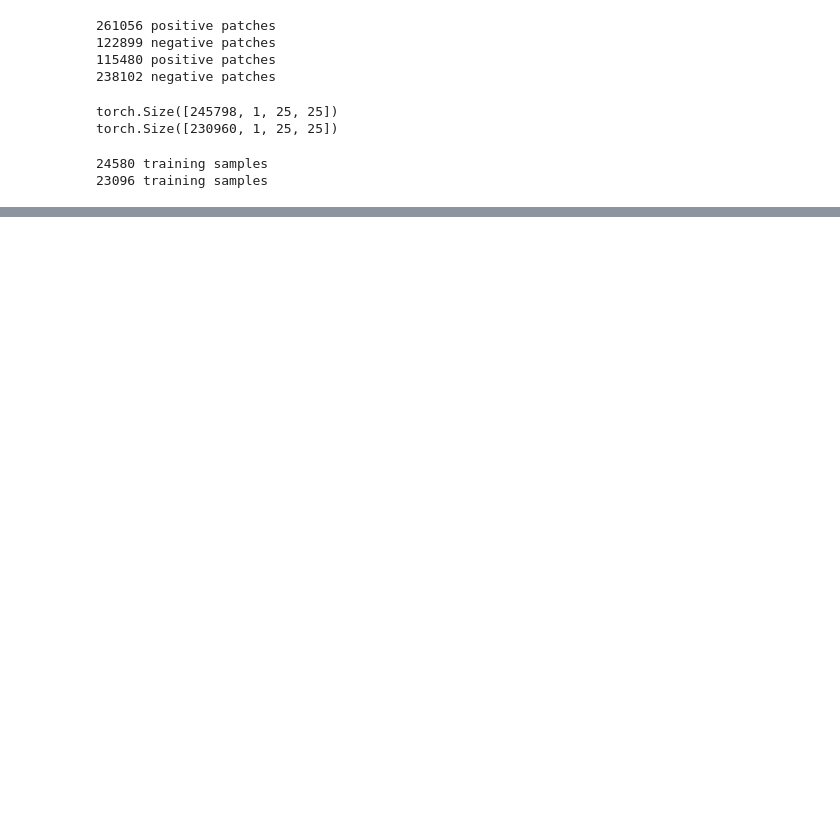
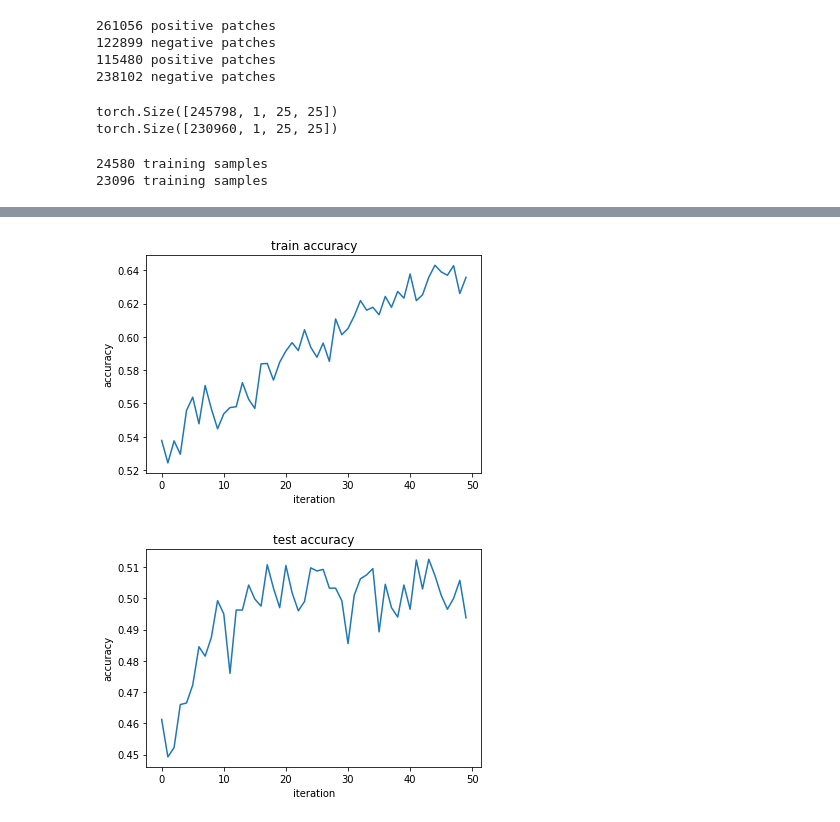
Before and after one commit to hassony2/cancer-seminar, a Jupyter notebook: model.ipynb, the cells around one changed output, grey strips where cells are left out. Cells and saved outputs as stored; diff of their text form; code cells hidden in the pictures; blank space fills up the shorter version.

```diff
--- a/model.ipynb
+++ b/model.ipynb
@@ -262,8 +288,17 @@ plt.show()
 # %%
 plt.plot(train_accuracies)
+plt.title('train accuracy')
+plt.xlabel('iteration')
+plt.ylabel('accuracy')
 plt.show()
 plt.plot(test_accuracies)
+plt.title('test accuracy')
+plt.xlabel('iteration')
+plt.ylabel('accuracy')
 plt.show()
+# %% [output]
+[figure, added]
+[figure, added]
 # %%
 model = Net()
 optimizer = torch.optim.Adam(model.parameters(), learning_rate)
```
Also changed, not shown: parts of 5 cells of this notebook, 2 other files.
